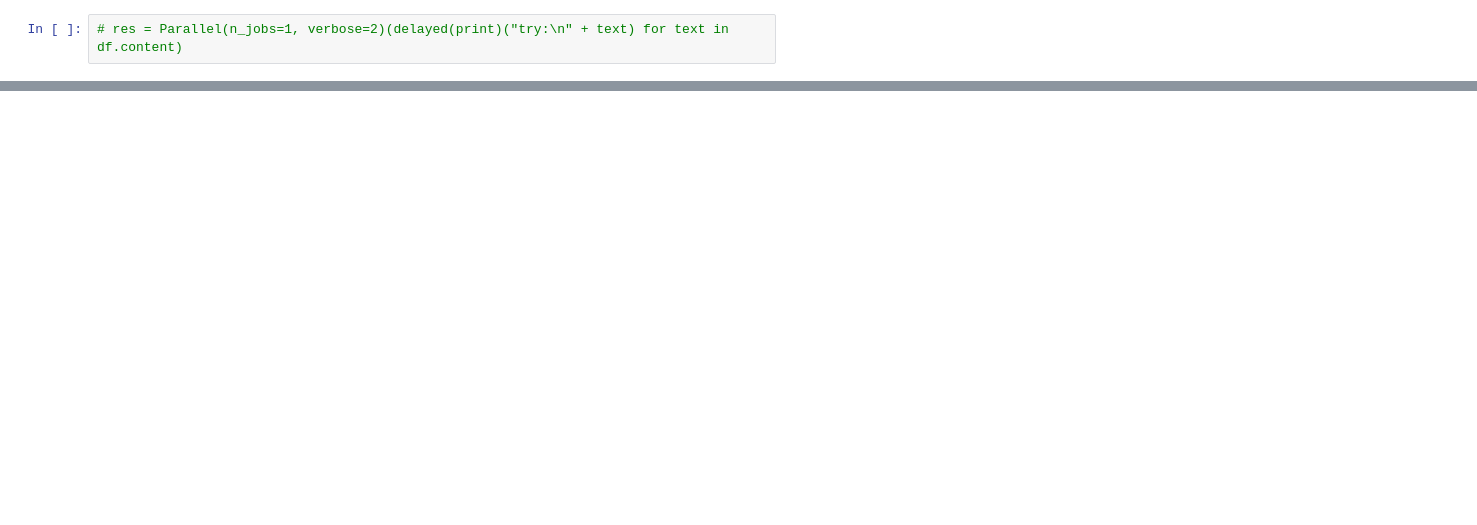
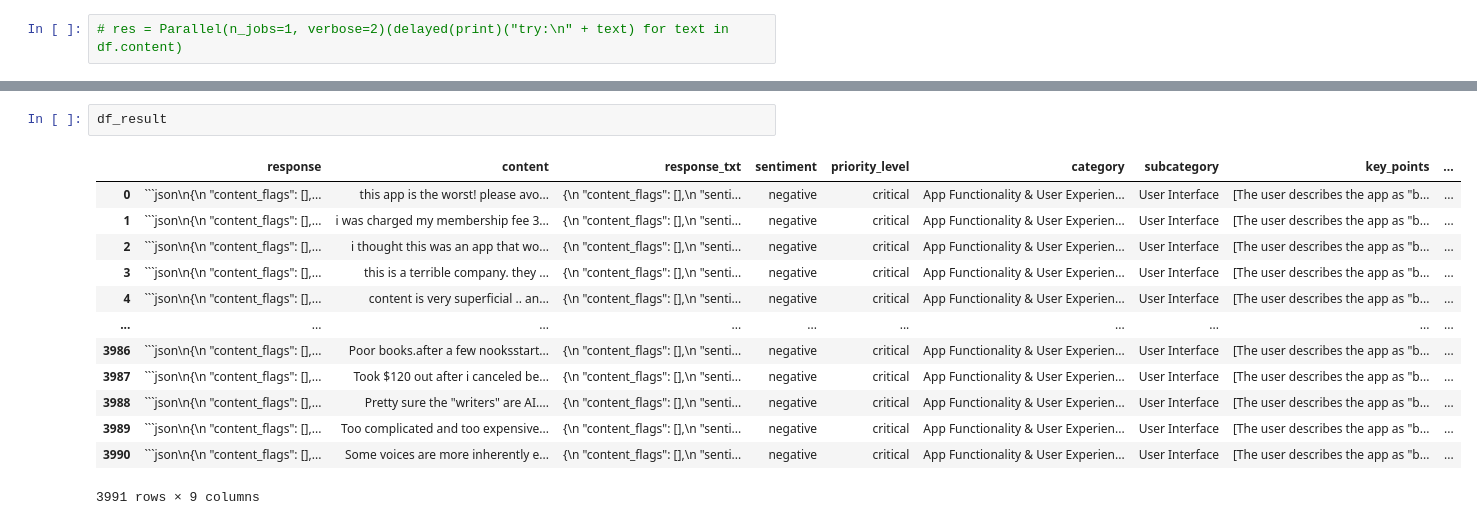
Before and after one commit to AndriiZavhorodnii/llm-messages-analysis, a Jupyter notebook: simple.ipynb, the cells around one changed output, grey strips where cells are left out. Drawn from its saved outputs; the diff is of its cells as text; blank space fills up the shorter version.

````diff
--- a/simple.ipynb
+++ b/simple.ipynb
@@ -200,0 +260,16 @@ KeyboardInterrupt:
+# %%
+df_result
+# %% [output]
+|  | response | content | response_txt | sentiment | priority_level | category | subcategory | key_points | ... |
+| 0 | ```json\n{\n "content_flags": [],... | this app is the worst! please avo... | {\n "content_flags": [],\n "senti... | negative | critical | App Functionality & User Experien... | User Interface | [The user describes the app as "b... | ... |
+| 1 | ```json\n{\n "content_flags": [],... | i was charged my membership fee 3... | {\n "content_flags": [],\n "senti... | negative | critical | App Functionality & User Experien... | User Interface | [The user describes the app as "b... | ... |
+| 2 | ```json\n{\n "content_flags": [],... | i thought this was an app that wo... | {\n "content_flags": [],\n "senti... | negative | critical | App Functionality & User Experien... | User Interface | [The user describes the app as "b... | ... |
+| 3 | ```json\n{\n "content_flags": [],... | this is a terrible company. they ... | {\n "content_flags": [],\n "senti... | negative | critical | App Functionality & User Experien... | User Interface | [The user describes the app as "b... | ... |
+| 4 | ```json\n{\n "content_flags": [],... | content is very superficial .. an... | {\n "content_flags": [],\n "senti... | negative | critical | App Functionality & User Experien... | User Interface | [The user describes the app as "b... | ... |
+| ... | ... | ... | ... | ... | ... | ... | ... | ... | ... |
+| 3986 | ```json\n{\n "content_flags": [],... | Poor books.after a few nooksstart... | {\n "content_flags": [],\n "senti... | negative | critical | App Functionality & User Experien... | User Interface | [The user describes the app as "b... | ... |
+| 3987 | ```json\n{\n "content_flags": [],... | Took $120 out after i canceled be... | {\n "content_flags": [],\n "senti... | negative | critical | App Functionality & User Experien... | User Interface | [The user describes the app as "b... | ... |
+| 3988 | ```json\n{\n "content_flags": [],... | Pretty sure the "writers" are AI.... | {\n "content_flags": [],\n "senti... | negative | critical | App Functionality & User Experien... | User Interface | [The user describes the app as "b... | ... |
+| 3989 | ```json\n{\n "content_flags": [],... | Too complicated and too expensive... | {\n "content_flags": [],\n "senti... | negative | critical | App Functionality & User Experien... | User Interface | [The user describes the app as "b... | ... |
+| 3990 | ```json\n{\n "content_flags": [],... | Some voices are more inherently e... | {\n "content_flags": [],\n "senti... | negative | critical | App Functionality & User Experien... | User Interface | [The user describes the app as "b... | ... |
+3991 rows × 9 columns
````
Also changed, not shown: parts of 21 cells of this notebook, 1 other file.
